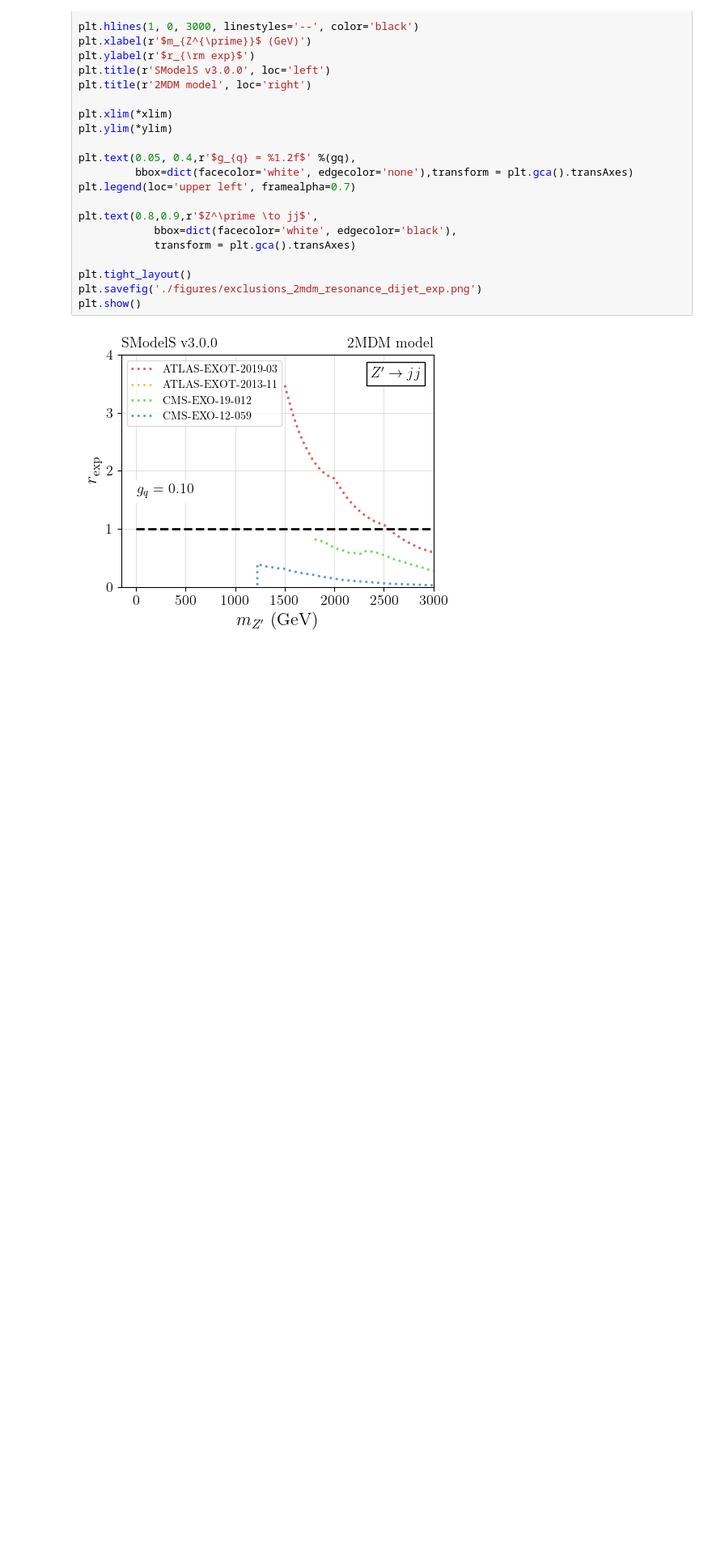
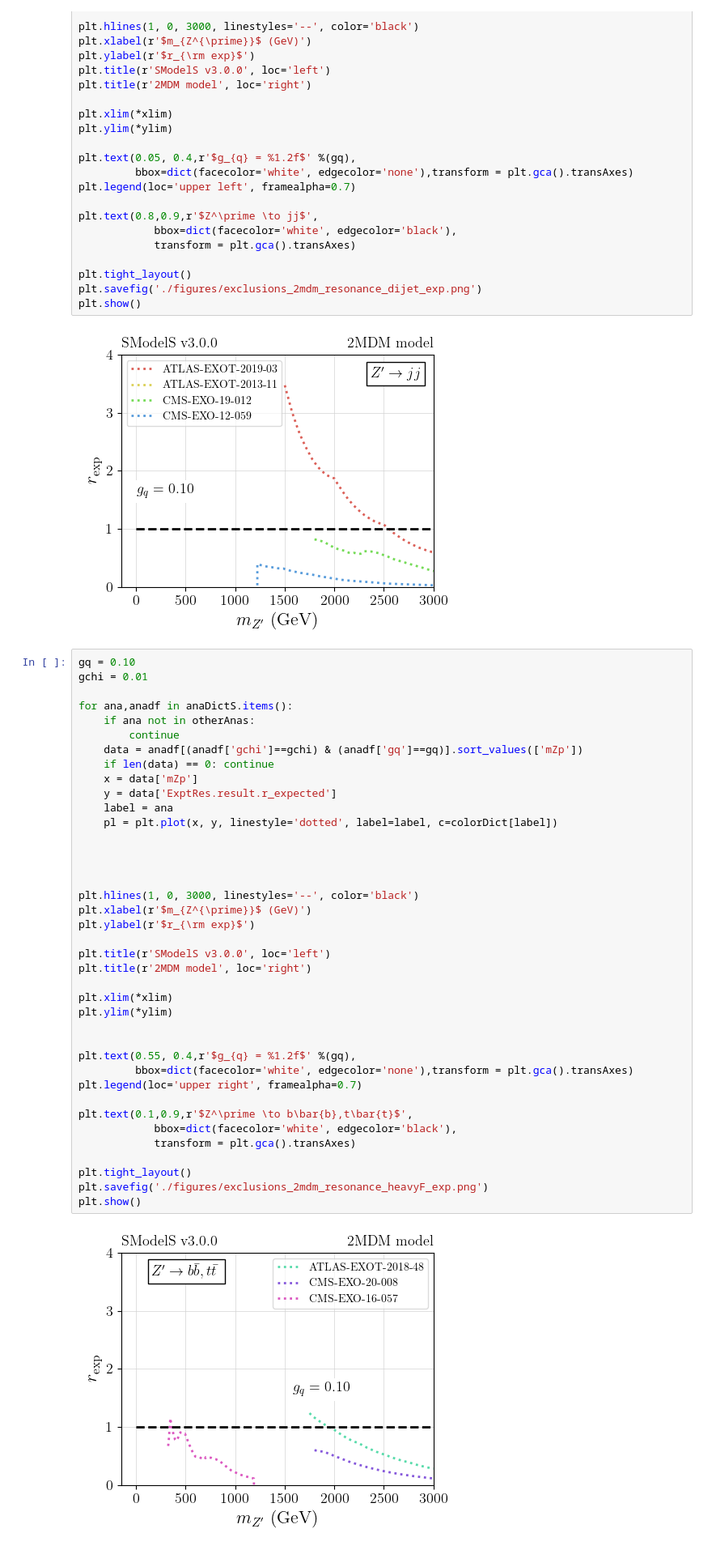
Before and after one commit to SModelS/smodelsv3-paper, a Jupyter notebook: notebooks/2MDM-dijet-plots.ipynb, the cells around one changed output. Shown at 81% size. Saved outputs shown, nothing was run; the diff lists cells and outputs as text; blank space fills up the shorter version.

Commit message:
Added heavyF expected curves

```diff
--- a/notebooks/2MDM-dijet-plots.ipynb
+++ b/notebooks/2MDM-dijet-plots.ipynb
@@ -273,3 +273,44 @@ plt.savefig('./figures/exclusions_2mdm_resonance_dijet_exp.png')
 plt.show()
 # %% [output]
 [figure]
+# %%
+gq = 0.10
+gchi = 0.01
+
+for ana,anadf in anaDictS.items():
+    if ana not in otherAnas:
+        continue
+    data = anadf[(anadf['gchi']==gchi) & (anadf['gq']==gq)].sort_values(['mZp'])
+    if len(data) == 0: continue
+    x = data['mZp']
+    y = data['ExptRes.result.r_expected']
+    label = ana
+    pl = plt.plot(x, y, linestyle='dotted', label=label, c=colorDict[label])
+
+
+
+
+plt.hlines(1, 0, 3000, linestyles='--', color='black')
+plt.xlabel(r'$m_{Z^{\prime}}$ (GeV)')
+plt.ylabel(r'$r_{\rm exp}$')
+
+plt.title(r'SModelS v3.0.0', loc='left')
+plt.title(r'2MDM model', loc='right')
+
+plt.xlim(*xlim)
+plt.ylim(*ylim)
+
+
+plt.text(0.55, 0.4,r'$g_{q} = %1.2f$' %(gq),
+         bbox=dict(facecolor='white', edgecolor='none'),transform = plt.gca().transAxes)
+plt.legend(loc='upper right', framealpha=0.7)
+
+plt.text(0.1,0.9,r'$Z^\prime \to b\bar{b},t\bar{t}$',
+            bbox=dict(facecolor='white', edgecolor='black'),
+            transform = plt.gca().transAxes)
+
+plt.tight_layout()
+plt.savefig('./figures/exclusions_2mdm_resonance_heavyF_exp.png')
+plt.show()
+# %% [output]
+[figure, added]
```
Also changed, not shown: 1 other file.
